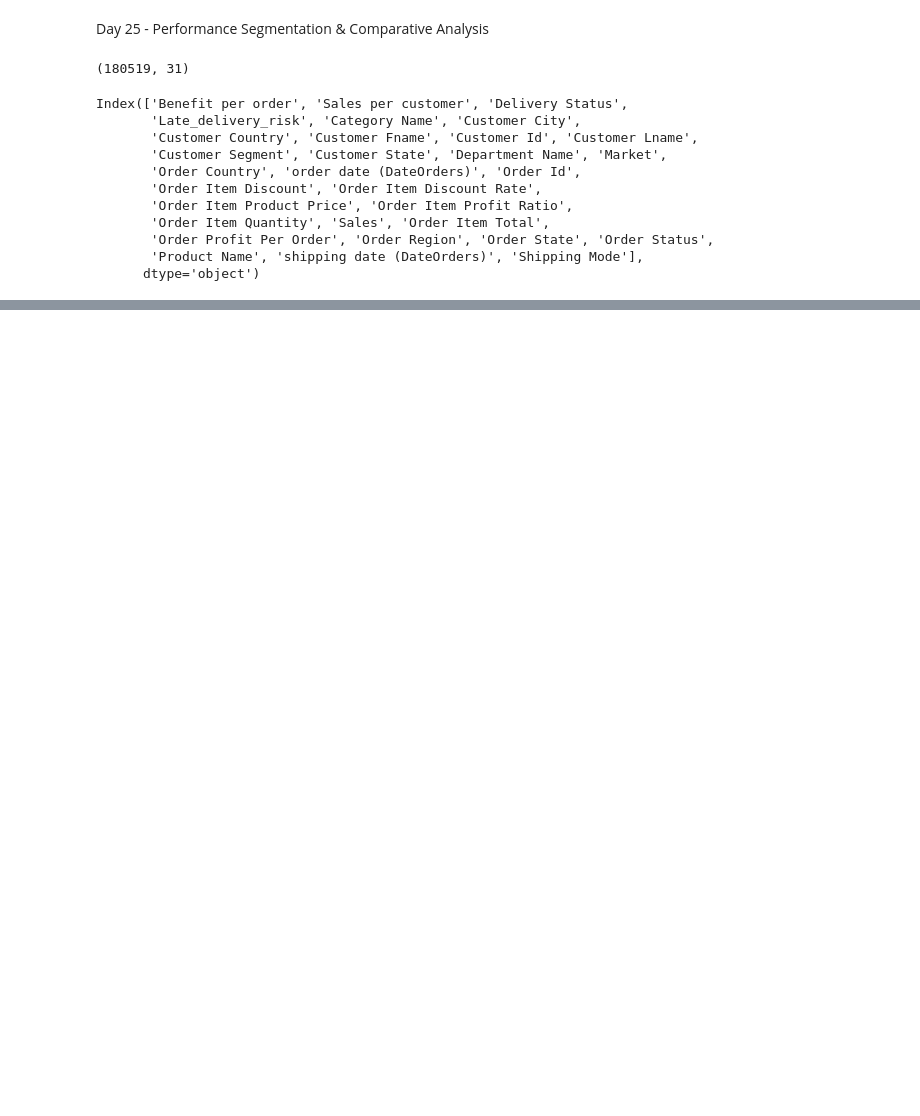
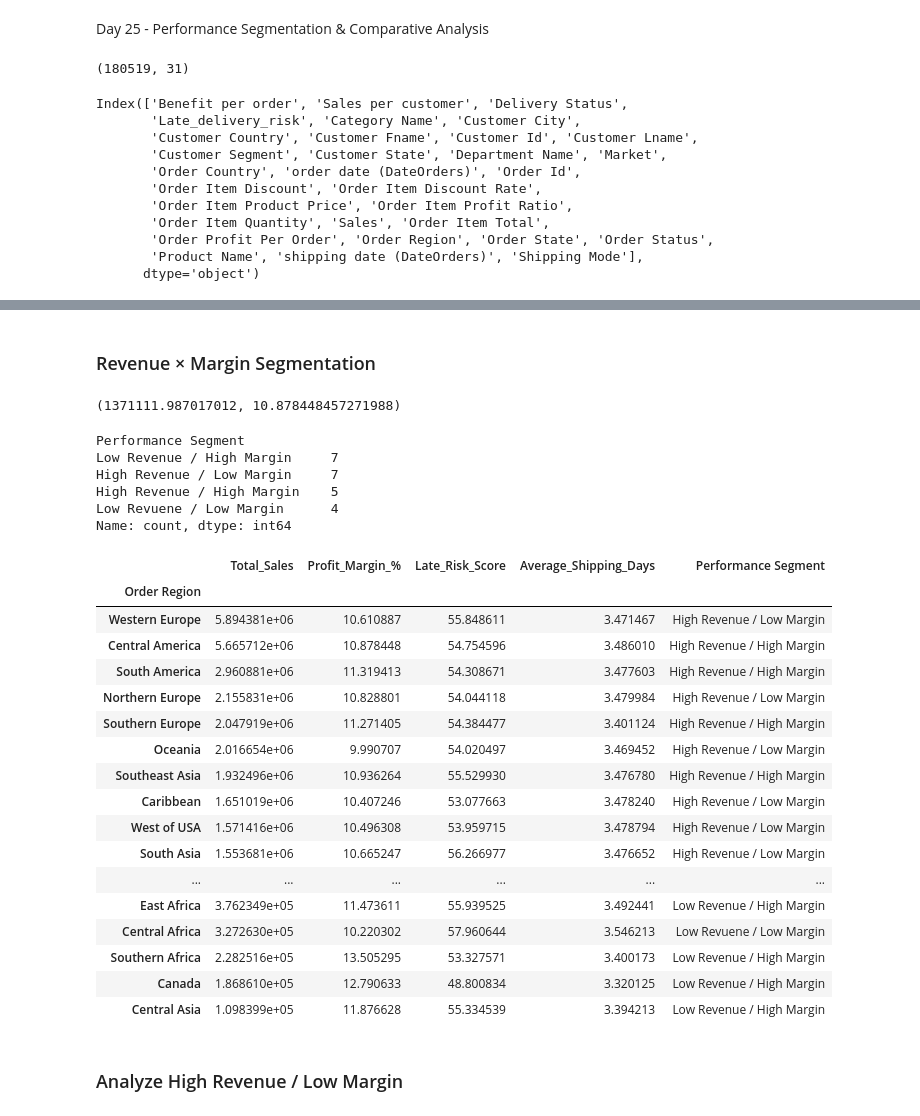
Before and after one commit to ivaibhavpawar1045/Python-Data-Analytics, a Jupyter notebook: 25_performance_segmentation_and_comparative_analysis/performance_analysis.ipynb, the cells around one changed output, grey strips where cells are left out. Drawn from its saved outputs; the diff is of its cells as text; code cells hidden in the pictures; blank space fills up the shorter version.

```diff
--- a/25_performance_segmentation_and_comparative_analysis/performance_analysis.ipynb
+++ b/25_performance_segmentation_and_comparative_analysis/performance_analysis.ipynb
@@ -23,0 +138,72 @@ Index(['Benefit per order', 'Sales per customer', 'Delivery Status',
+# %% [markdown]
+### Revenue × Margin Segmentation
+# %%
+# Calculate the benchmarks
+sales_threshold = region_kpi["Total_Sales"].median()
+margin_threshold = region_kpi["Profit_Margin_%"].median()
+(sales_threshold , margin_threshold)
+# %% [output]
+(1371111.987017012, 10.878448457271988)
+# %%
+# create the segmentation
+conditions = [
+     (region_kpi["Total_Sales"] >= sales_threshold) &
+     (region_kpi["Profit_Margin_%"] >= margin_threshold) ,
+
+     (region_kpi["Total_Sales"] >= sales_threshold) &
+     (region_kpi["Profit_Margin_%"] < margin_threshold),
+
+     (region_kpi["Total_Sales"] < sales_threshold) &
+     (region_kpi["Profit_Margin_%"] >= margin_threshold)
+]
+
+choices =  [
+     "High Revenue / High Margin" ,
+     "High Revenue / Low Margin" ,
+     "Low Revenue / High Margin"
+]
+region_kpi["Performance Segment"] = np.select(
+     conditions , choices , default="Low Revuene / Low Margin"
+)
+region_kpi["Performance Segment"].value_counts()
+# %% [output]
+Performance Segment
+Low Revenue / High Margin     7
+High Revenue / Low Margin     7
+High Revenue / High Margin    5
+Low Revuene / Low Margin      4
+Name: count, dtype: int64
+# %%
+region_kpi[
+    [
+        "Total_Sales",
+        "Profit_Margin_%",
+        "Late_Risk_Score",
+        "Average_Shipping_Days",
+        "Performance Segment"
+    ]
+].sort_values(
+    by="Total_Sales",
+    ascending=False
+)
+# %% [output]
+|  | Total_Sales | Profit_Margin_% | Late_Risk_Score | Average_Shipping_Days | Performance Segment |
+| Order Region |  |  |  |  |  |
+| Western Europe | 5.894381e+06 | 10.610887 | 55.848611 | 3.471467 | High Revenue / Low Margin |
+| Central America | 5.665712e+06 | 10.878448 | 54.754596 | 3.486010 | High Revenue / High Margin |
+| South America | 2.960881e+06 | 11.319413 | 54.308671 | 3.477603 | High Revenue / High Margin |
+| Northern Europe | 2.155831e+06 | 10.828801 | 54.044118 | 3.479984 | High Revenue / Low Margin |
+| Southern Europe | 2.047919e+06 | 11.271405 | 54.384477 | 3.401124 | High Revenue / High Margin |
+| Oceania | 2.016654e+06 | 9.990707 | 54.020497 | 3.469452 | High Revenue / Low Margin |
+| Southeast Asia | 1.932496e+06 | 10.936264 | 55.529930 | 3.476780 | High Revenue / High Margin |
+| Caribbean | 1.651019e+06 | 10.407246 | 53.077663 | 3.478240 | High Revenue / Low Margin |
+| West of USA | 1.571416e+06 | 10.496308 | 53.959715 | 3.478794 | High Revenue / Low Margin |
+| South Asia | 1.553681e+06 | 10.665247 | 56.266977 | 3.476652 | High Revenue / Low Margin |
+| ... | ... | ... | ... | ... | ... |
+| East Africa | 3.762349e+05 | 11.473611 | 55.939525 | 3.492441 | Low Revenue / High Margin |
+| Central Africa | 3.272630e+05 | 10.220302 | 57.960644 | 3.546213 | Low Revuene / Low Margin |
+| Southern Africa | 2.282516e+05 | 13.505295 | 53.327571 | 3.400173 | Low Revenue / High Margin |
+| Canada | 1.868610e+05 | 12.790633 | 48.800834 | 3.320125 | Low Revenue / High Margin |
+| Central Asia | 1.098399e+05 | 11.876628 | 55.334539 | 3.394213 | Low Revenue / High Margin |
+# %% [markdown]
+### Analyze High Revenue / Low Margin
```
Also changed, not shown: parts of 24 cells of this notebook.
